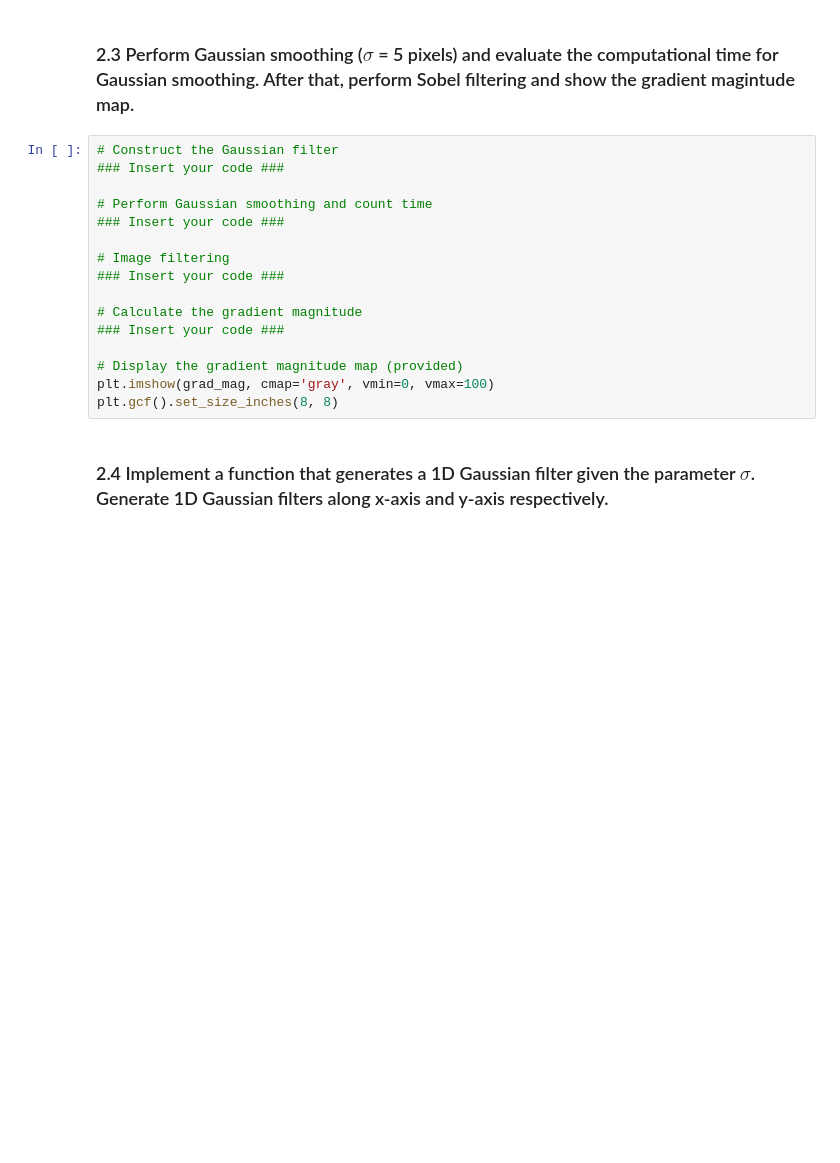
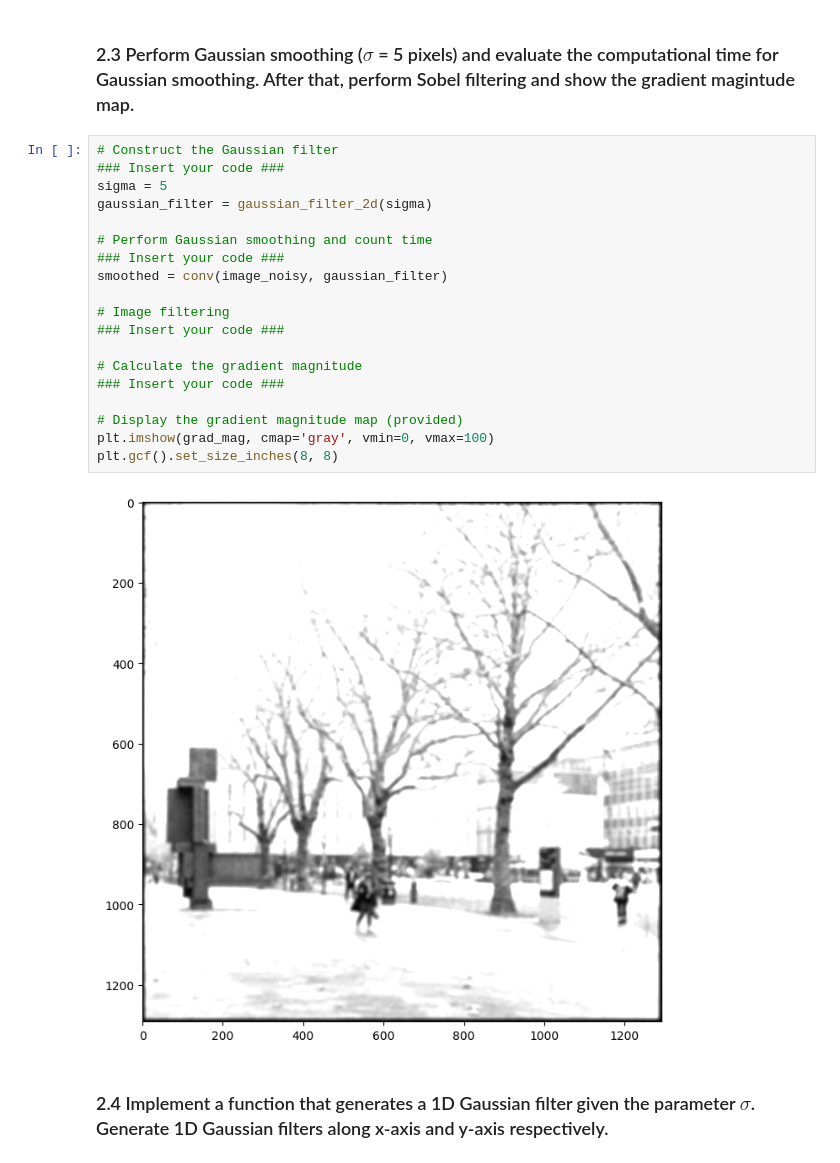
Before and after one commit to aliabbas299792/imperial, a Jupyter notebook: coursework_01/coursework_01.ipynb, the cells around one changed output. Saved outputs shown, nothing was run; the diff lists cells and outputs as text; blank space fills up the shorter version.

```diff
--- a/coursework_01/coursework_01.ipynb
+++ b/coursework_01/coursework_01.ipynb
@@ -185,19 +209,24 @@ plt.imshow(h)
 # %%
 # Construct the Gaussian filter
 ### Insert your code ###
+sigma = 5
+gaussian_filter = gaussian_filter_2d(sigma)
 
 # Perform Gaussian smoothing and count time
 ### Insert your code ###
+smoothed = conv(image_noisy, gaussian_filter)
 
 # Image filtering
 ### Insert your code ###
 
 # Calculate the gradient magnitude
 ### Insert your code ###
 
 # Display the gradient magnitude map (provided)
 plt.imshow(grad_mag, cmap='gray', vmin=0, vmax=100)
 plt.gcf().set_size_inches(8, 8)
+# %% [output]
+[figure, added]
 # %% [markdown]
 ### 2.4 Implement a function that generates a 1D Gaussian filter given the parameter $\sigma$. Generate 1D Gaussian filters along x-axis and y-axis respectively.
 # %%
```
Also changed, not shown: parts of 2 cells of this notebook.
